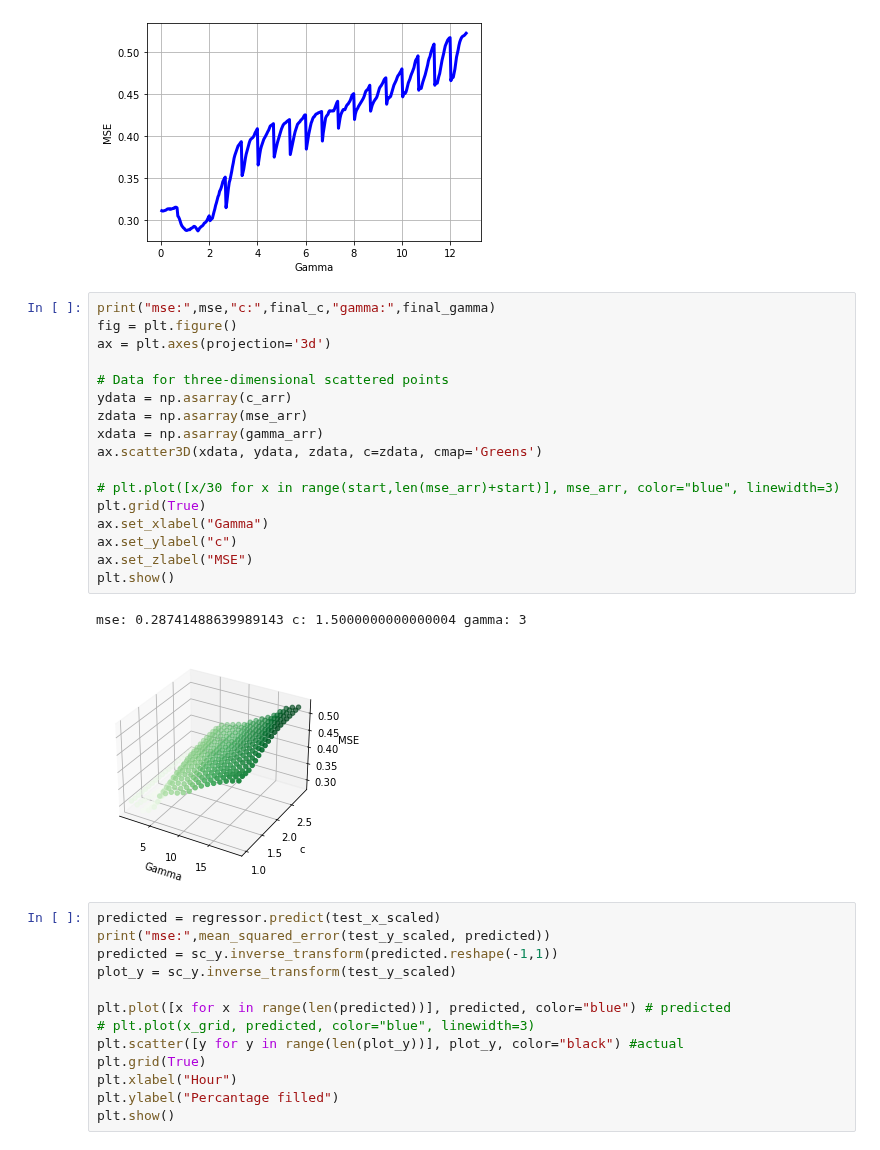
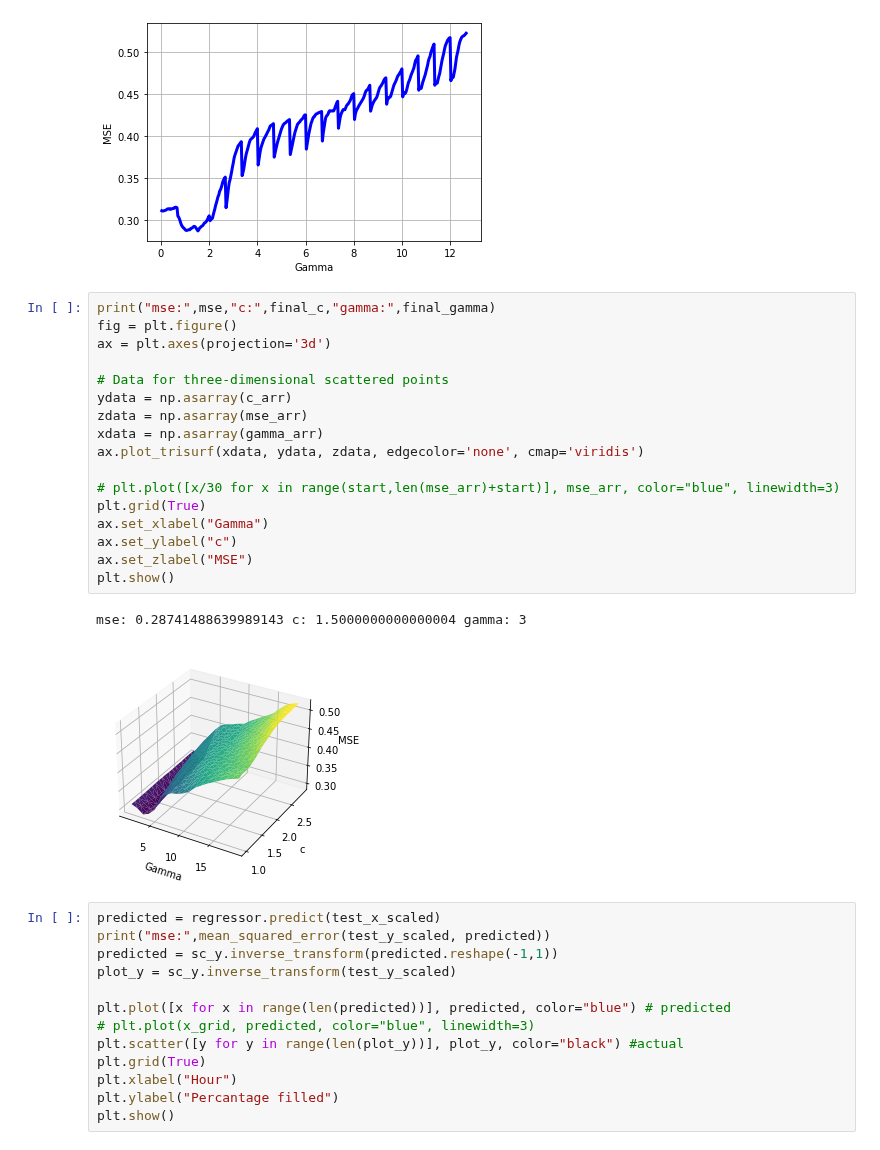
Before and after one commit to EthanWong2212/EE4211_Proj, a Jupyter notebook: part2_day.ipynb, the cells around one changed output. Cells and saved outputs as stored; diff of their text form.

Commit message:
Update 3d plot for svr

```diff
--- a/part2_day.ipynb
+++ b/part2_day.ipynb
@@ -279,23 +279,23 @@ mse: 0.28741488639989143 c: 1.5000000000000004 gamma: 3
 # %%
 print("mse:",mse,"c:",final_c,"gamma:",final_gamma)
 fig = plt.figure()
 ax = plt.axes(projection='3d')
 
 # Data for three-dimensional scattered points
 ydata = np.asarray(c_arr)
 zdata = np.asarray(mse_arr)
 xdata = np.asarray(gamma_arr)
-ax.scatter3D(xdata, ydata, zdata, c=zdata, cmap='Greens')
+ax.plot_trisurf(xdata, ydata, zdata, edgecolor='none', cmap='viridis')
 
 # plt.plot([x/30 for x in range(start,len(mse_arr)+start)], mse_arr, color="blue", linewidth=3)
 plt.grid(True)
 ax.set_xlabel("Gamma")
 ax.set_ylabel("c")
 ax.set_zlabel("MSE")
 plt.show()
 # %% [output]
 mse: 0.28741488639989143 c: 1.5000000000000004 gamma: 3
-[figure, old version]
+[figure, new version]
 # %%
 predicted = regressor.predict(test_x_scaled)
 print("mse:",mean_squared_error(test_y_scaled, predicted))
```
